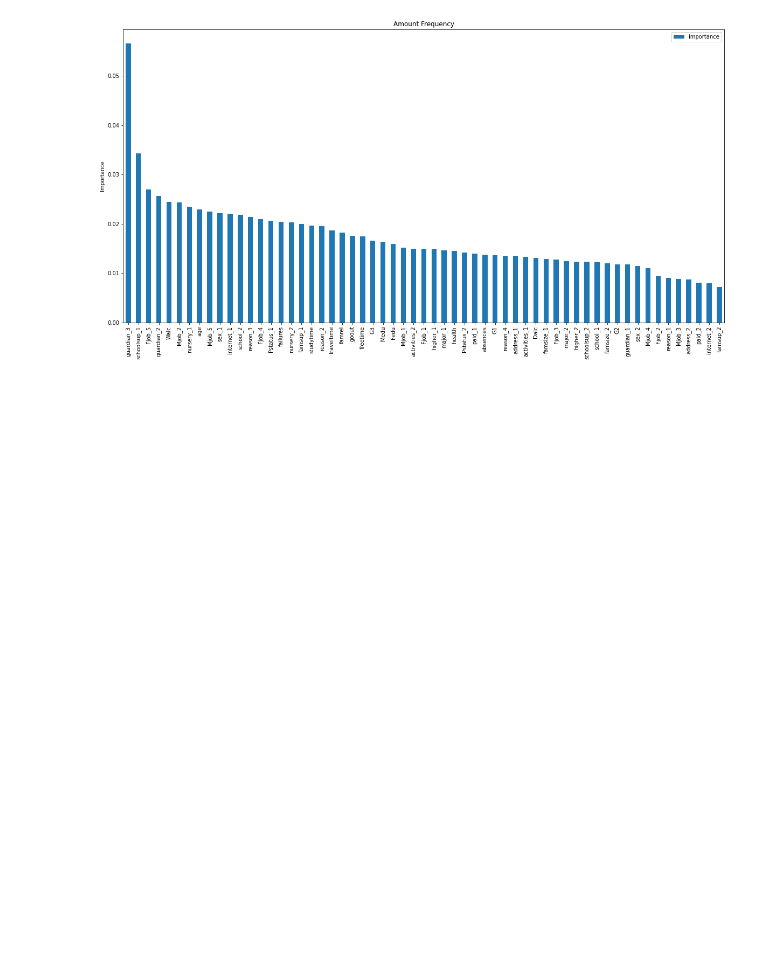
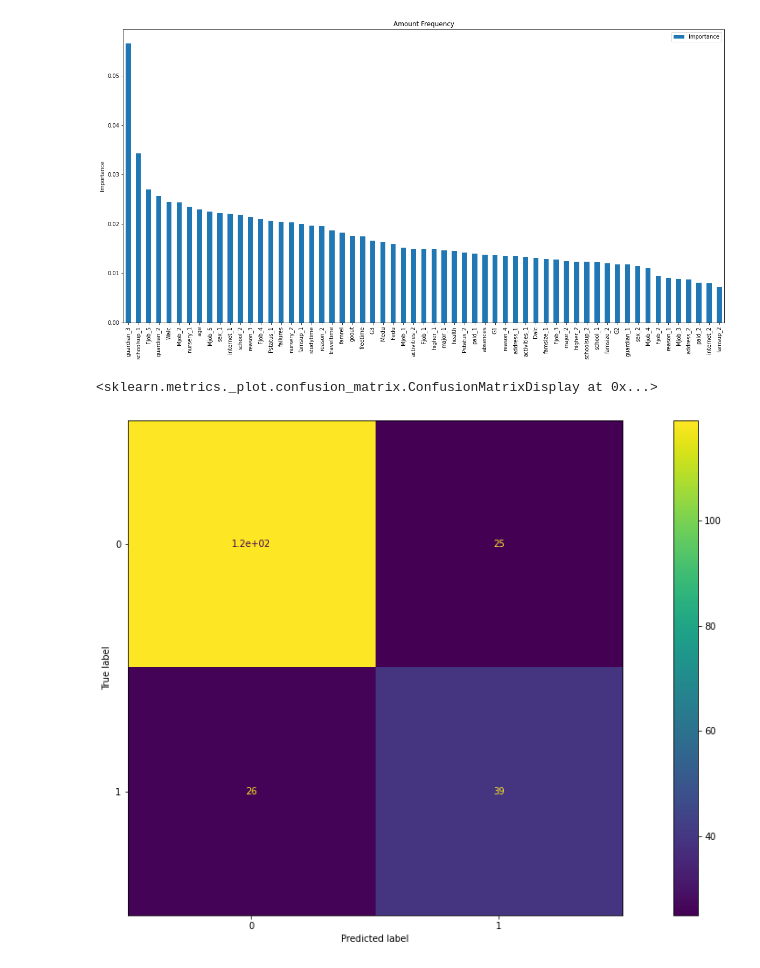
Before and after one commit to HaZdula/alcohol_romantics, a Jupyter notebook: Tuning.ipynb, the cells around one changed output. Cells and saved outputs as stored; diff of their text form; code cells hidden in the pictures; blank space fills up the shorter version.

```diff
--- a/Tuning.ipynb
+++ b/Tuning.ipynb
@@ -212,0 +215,5 @@ ax.set_xticklabels(names)
+# %%
+plot_confusion_matrix(xgb_model, X_test, y_test)
+# %% [output]
+<sklearn.metrics._plot.confusion_matrix.ConfusionMatrixDisplay at 0x...>
+[figure, added]
```
Also changed, not shown: parts of 3 cells of this notebook.
